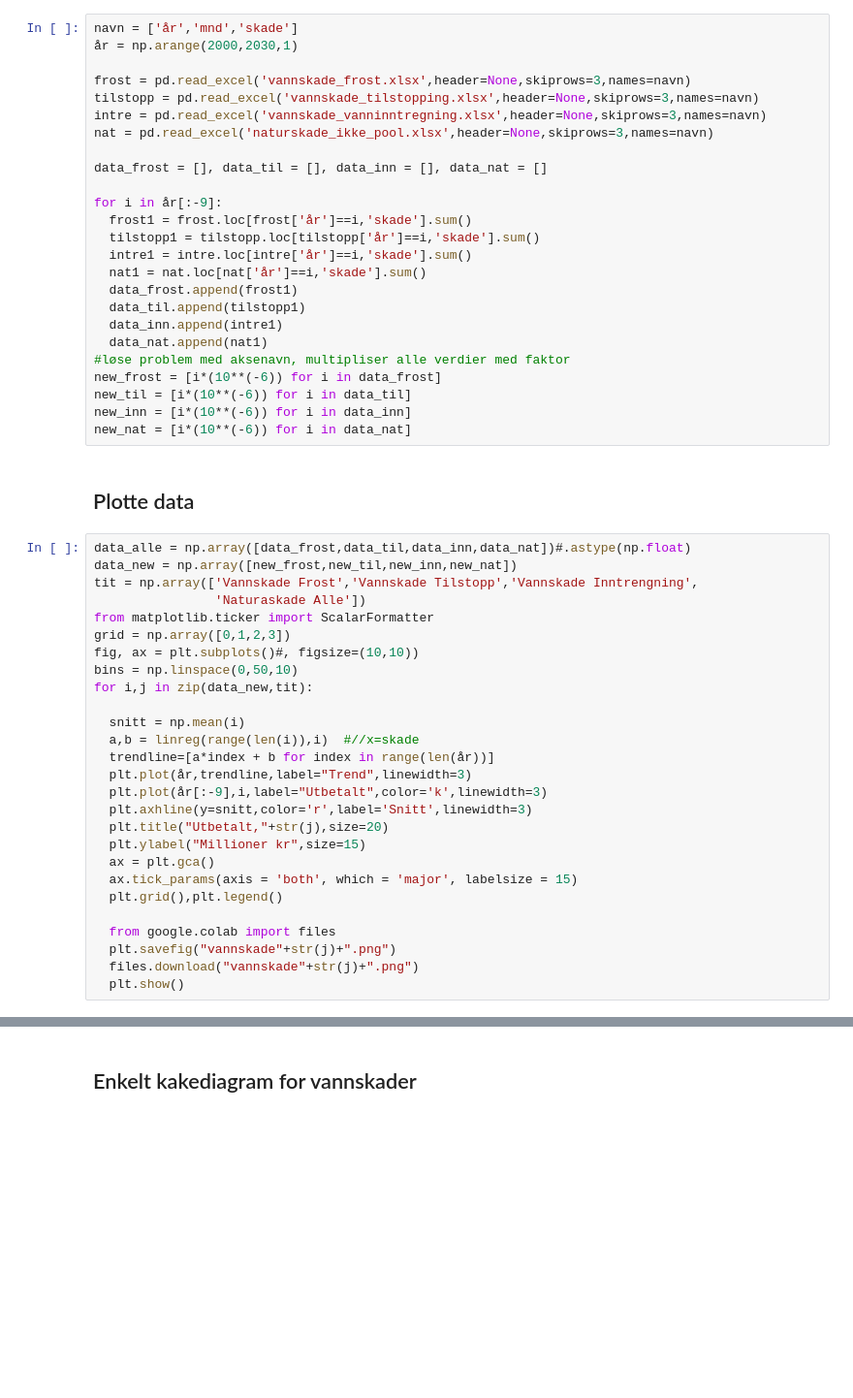
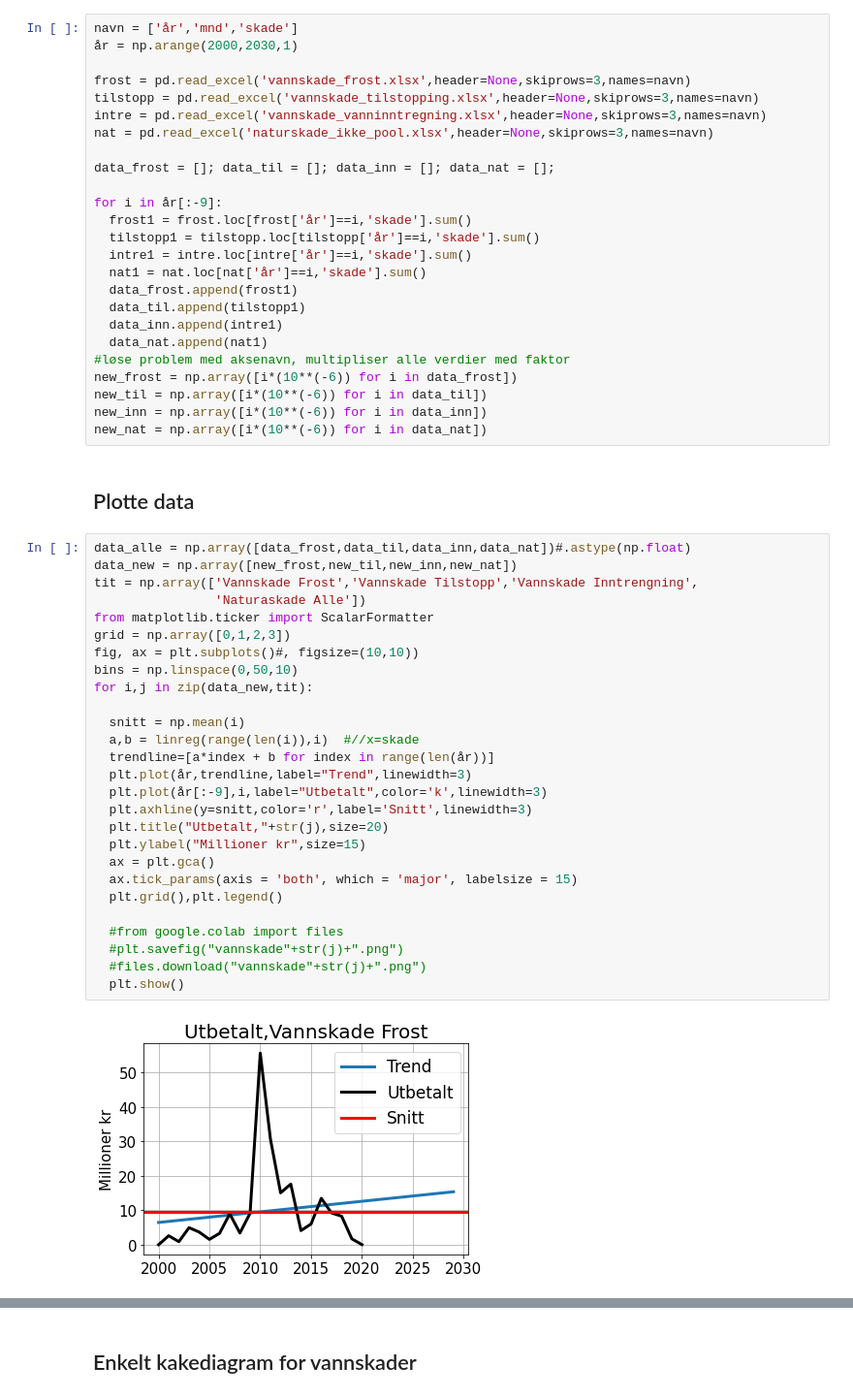
Before and after one commit to eirikngard/Eika, a Jupyter notebook: Vannskade.ipynb, the cells around one changed output, grey strips where cells are left out. Shown at 97% size. Drawn from its saved outputs; the diff is of its cells as text; blank space fills up the shorter version.

```diff
--- a/Vannskade.ipynb
+++ b/Vannskade.ipynb
@@ -47,7 +50,7 @@ tilstopp = pd.read_excel('vannskade_tilstopping.xlsx',header=None,skiprows=3,nam
 intre = pd.read_excel('vannskade_vanninntregning.xlsx',header=None,skiprows=3,names=navn)
 nat = pd.read_excel('naturskade_ikke_pool.xlsx',header=None,skiprows=3,names=navn)
 
-data_frost = [], data_til = [], data_inn = [], data_nat = []
+data_frost = []; data_til = []; data_inn = []; data_nat = [];
 
 for i in år[:-9]:
   frost1 = frost.loc[frost['år']==i,'skade'].sum()
@@ -59,36 +62,38 @@ for i in år[:-9]:
   data_inn.append(intre1)
   data_nat.append(nat1)
 #løse problem med aksenavn, multipliser alle verdier med faktor
-new_frost = [i*(10**(-6)) for i in data_frost]
-new_til = [i*(10**(-6)) for i in data_til]
-new_inn = [i*(10**(-6)) for i in data_inn]
-new_nat = [i*(10**(-6)) for i in data_nat]
+new_frost = np.array([i*(10**(-6)) for i in data_frost])
+new_til = np.array([i*(10**(-6)) for i in data_til])
+new_inn = np.array([i*(10**(-6)) for i in data_inn])
+new_nat = np.array([i*(10**(-6)) for i in data_nat])
 # %% [markdown]
 ## Plotte data
 # %%
 data_alle = np.array([data_frost,data_til,data_inn,data_nat])#.astype(np.float)
 data_new = np.array([new_frost,new_til,new_inn,new_nat])
 tit = np.array(['Vannskade Frost','Vannskade Tilstopp','Vannskade Inntrengning',
                 'Naturaskade Alle'])
 from matplotlib.ticker import ScalarFormatter
 grid = np.array([0,1,2,3])
 fig, ax = plt.subplots()#, figsize=(10,10))
 bins = np.linspace(0,50,10)
 for i,j in zip(data_new,tit):
 
   snitt = np.mean(i)
   a,b = linreg(range(len(i)),i)  #//x=skade
   trendline=[a*index + b for index in range(len(år))]
   plt.plot(år,trendline,label="Trend",linewidth=3)
   plt.plot(år[:-9],i,label="Utbetalt",color='k',linewidth=3)
   plt.axhline(y=snitt,color='r',label='Snitt',linewidth=3)
   plt.title("Utbetalt,"+str(j),size=20)
   plt.ylabel("Millioner kr",size=15)
   ax = plt.gca()
   ax.tick_params(axis = 'both', which = 'major', labelsize = 15)
   plt.grid(),plt.legend()
 
-  from google.colab import files
-  plt.savefig("vannskade"+str(j)+".png")
-  files.download("vannskade"+str(j)+".png")
+  #from google.colab import files
+  #plt.savefig("vannskade"+str(j)+".png")
+  #files.download("vannskade"+str(j)+".png")
   plt.show()
+# %% [output]
+[figure, added]
```
Also changed, not shown: parts of 7 cells of this notebook.
